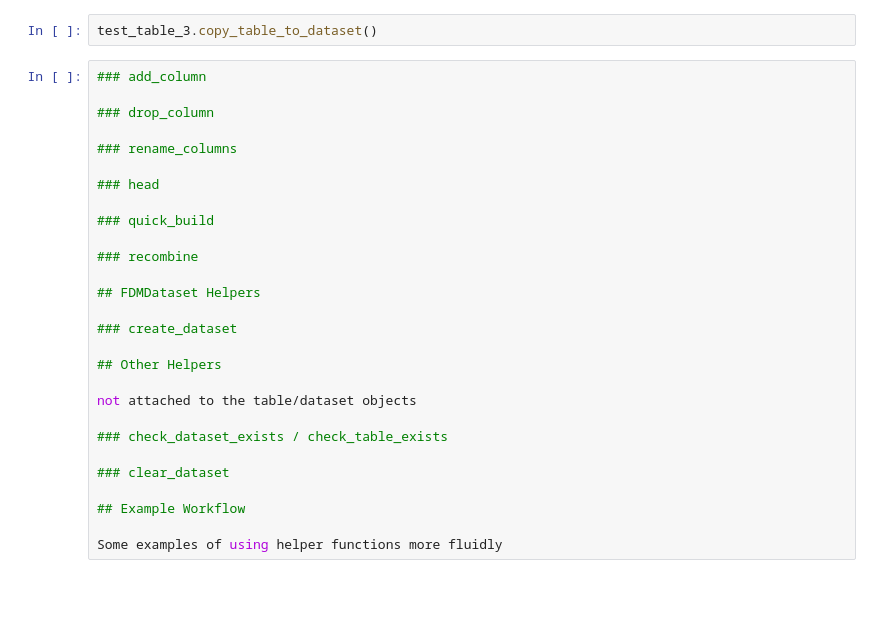
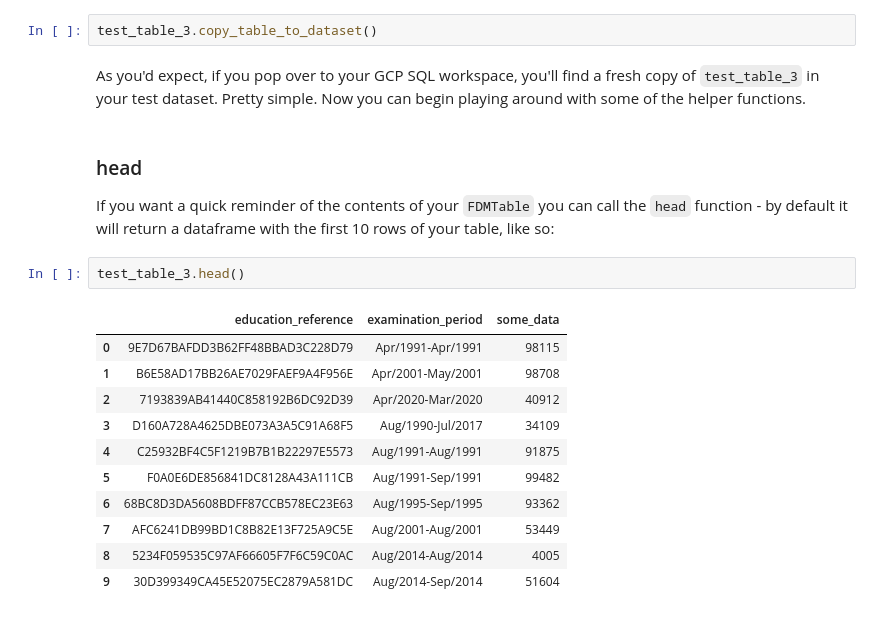
Before and after one commit to ConnectedBradford/FDM_Builder_Original, a Jupyter notebook: fdm_builder_extras_tutorial.ipynb, the cells around one changed output. Cells and saved outputs as stored; diff of their text form; blank space fills up the shorter version.

```diff
--- a/fdm_builder_extras_tutorial.ipynb
+++ b/fdm_builder_extras_tutorial.ipynb
@@ -97,31 +95,23 @@ In your adventures with the `.build()` process, you may have noticed that the fi
 Based on this, none of the methods below will work if you don't first make a copy of your source table in your FDM dataset - otherwise there's no table in GCP for your `FDMTable` to manipulate. You can quickly create a copy of the source table using the `copy_table_to_dataset` method like so:
 # %%
 test_table_3.copy_table_to_dataset()
-# %%
-### add_column
-
-### drop_column
-
-### rename_columns
-
-### head
-
-### quick_build
-
-### recombine
-
-## FDMDataset Helpers
-
-### create_dataset
-
-## Other Helpers
-
-not attached to the table/dataset objects
-
-### check_dataset_exists / check_table_exists
-
-### clear_dataset
-
-## Example Workflow
-
-Some examples of using helper functions more fluidly
+# %% [markdown]
+As you'd expect, if you pop over to your GCP SQL workspace, you'll find a fresh copy of `test_table_3` in your test dataset. Pretty simple. Now you can begin playing around with some of the helper functions.
+# %% [markdown]
+### head
+
+If you want a quick reminder of the contents of your `FDMTable` you can call the `head` function - by default it will return a dataframe with the first 10 rows of your table, like so:
+# %%
+test_table_3.head()
+# %% [output]
+|  | education_reference | examination_period | some_data |
+| 0 | 9E7D67BAFDD3B62FF48BBAD3C228D79 | Apr/1991-Apr/1991 | 98115 |
+| 1 | B6E58AD17BB26AE7029FAEF9A4F956E | Apr/2001-May/2001 | 98708 |
+| 2 | 7193839AB41440C858192B6DC92D39 | Apr/2020-Mar/2020 | 40912 |
+| 3 | D160A728A4625DBE073A3A5C91A68F5 | Aug/1990-Jul/2017 | 34109 |
+| 4 | C25932BF4C5F1219B7B1B22297E5573 | Aug/1991-Aug/1991 | 91875 |
+| 5 | F0A0E6DE856841DC8128A43A111CB | Aug/1991-Sep/1991 | 99482 |
+| 6 | 68BC8D3DA5608BDFF87CCB578EC23E63 | Aug/1995-Sep/1995 | 93362 |
+| 7 | AFC6241DB99BD1C8B82E13F725A9C5E | Aug/2001-Aug/2001 | 53449 |
+| 8 | 5234F059535C97AF66605F7F6C59C0AC | Aug/2014-Aug/2014 | 4005 |
+| 9 | 30D399349CA45E52075EC2879A581DC | Aug/2014-Sep/2014 | 51604 |
```
Also changed, not shown: parts of 5 cells of this notebook, 1 other file.
